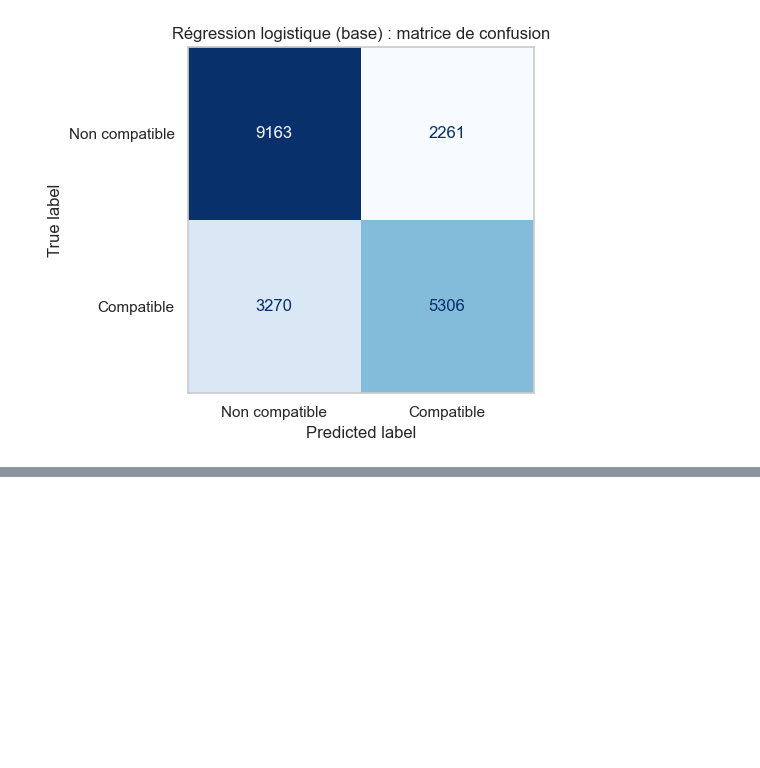
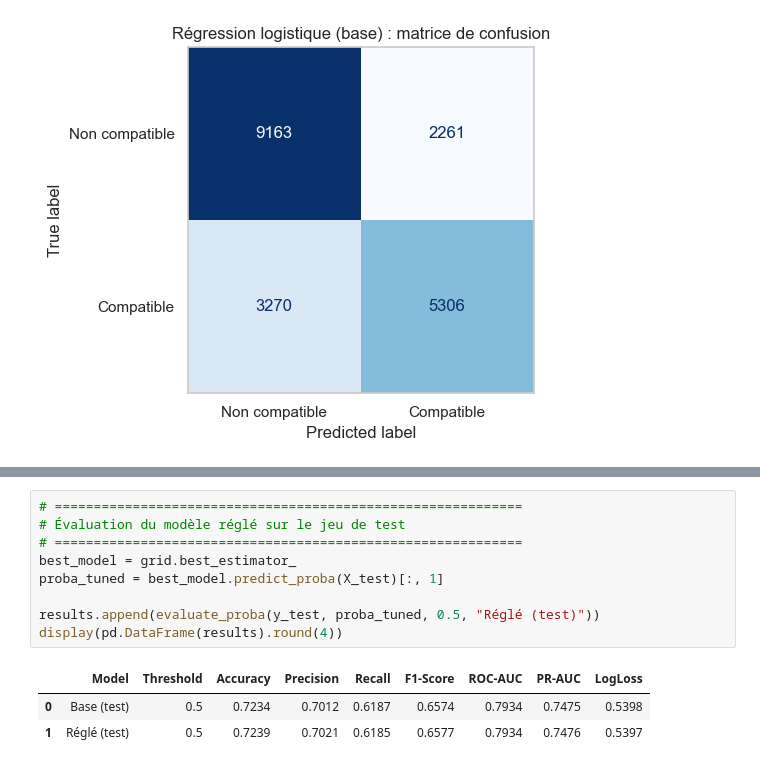
Before and after one commit to khaldamin/DM_PROJECT, a Jupyter notebook: notebooks/03_logistic_regression.ipynb, the cells around one changed output, grey strips where cells are left out. Drawn from its saved outputs; the diff is of its cells as text; blank space fills up the shorter version.

```diff
--- a/notebooks/03_logistic_regression.ipynb
+++ b/notebooks/03_logistic_regression.ipynb
@@ -195,0 +337,13 @@ ROC-AUC train : 0.7973 | ROC-AUC test : 0.7934 | écart : 0.0039
+# %%
+# ============================================================
+# Évaluation du modèle réglé sur le jeu de test
+# ============================================================
+best_model = grid.best_estimator_
+proba_tuned = best_model.predict_proba(X_test)[:, 1]
+
+results.append(evaluate_proba(y_test, proba_tuned, 0.5, "Réglé (test)"))
+display(pd.DataFrame(results).round(4))
+# %% [output]
+|  | Model | Threshold | Accuracy | Precision | Recall | F1-Score | ROC-AUC | PR-AUC | LogLoss |
+| 0 | Base (test) | 0.5 | 0.7234 | 0.7012 | 0.6187 | 0.6574 | 0.7934 | 0.7475 | 0.5398 |
+| 1 | Réglé (test) | 0.5 | 0.7239 | 0.7021 | 0.6185 | 0.6577 | 0.7934 | 0.7476 | 0.5397 |
```
Also changed, not shown: parts of 4 cells of this notebook, 3 other files.
